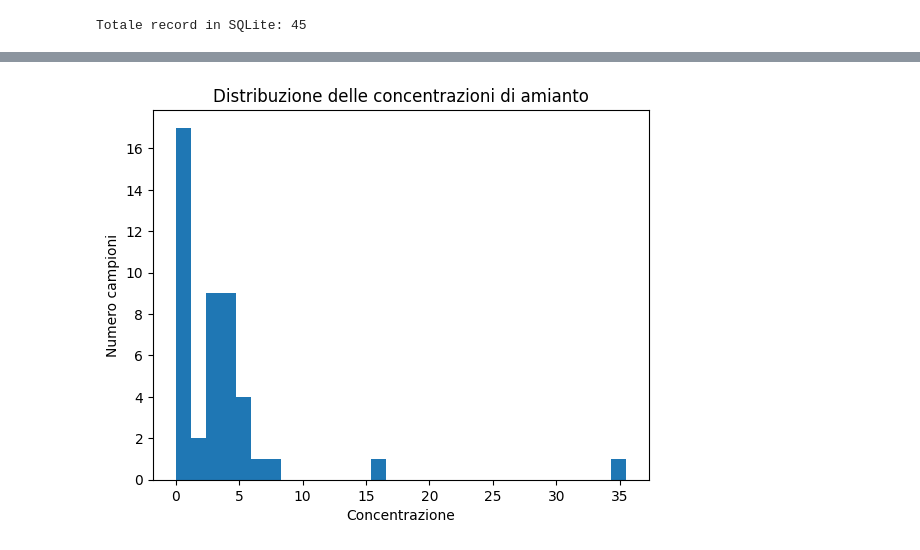
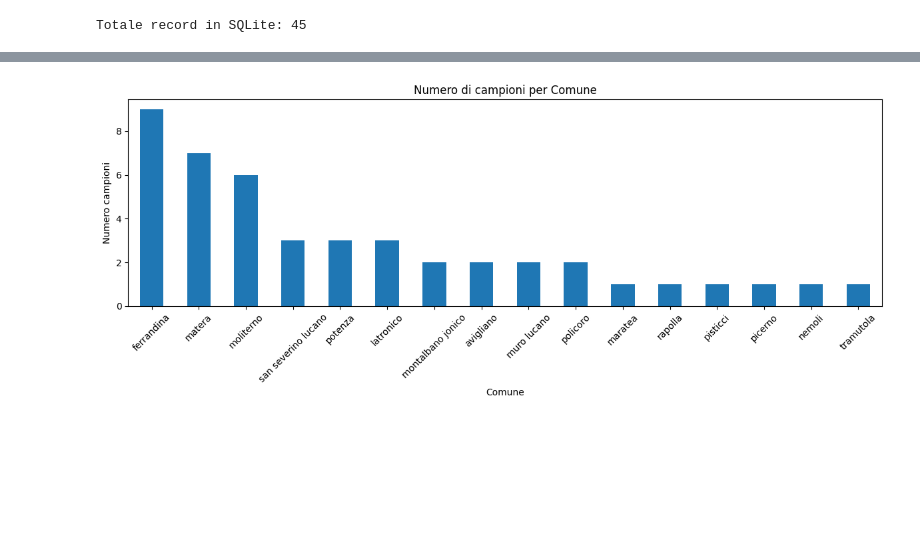
Before and after one commit to WilDev-fp/Python, a Jupyter notebook: src/uploadFile.ipynb, the cells around one changed output, grey strips where cells are left out. Drawn from its saved outputs; the diff is of its cells as text; code cells hidden in the pictures; blank space fills up the shorter version.

```diff
--- a/src/uploadFile.ipynb
+++ b/src/uploadFile.ipynb
@@ -100,8 +100,11 @@ plt.show()
-# %%
-df_clean['concentrazione'].plot(kind='hist', bins=30)
-plt.title("Distribuzione delle concentrazioni di amianto")
-plt.xlabel("Concentrazione")
-plt.ylabel("Numero campioni")
-plt.show()
-# %% [output]
-[figure, removed]
+# %%
+
+df_clean['comune'].value_counts().plot(kind='bar', figsize=(12,5))
+plt.title("Numero di campioni per Comune")
+plt.xlabel("Comune")
+plt.ylabel("Numero campioni")
+plt.xticks(rotation=45)
+plt.tight_layout()
+plt.show()
+# %% [output]
+[figure, added]
```
Also changed, not shown: parts of 4 cells of this notebook.
